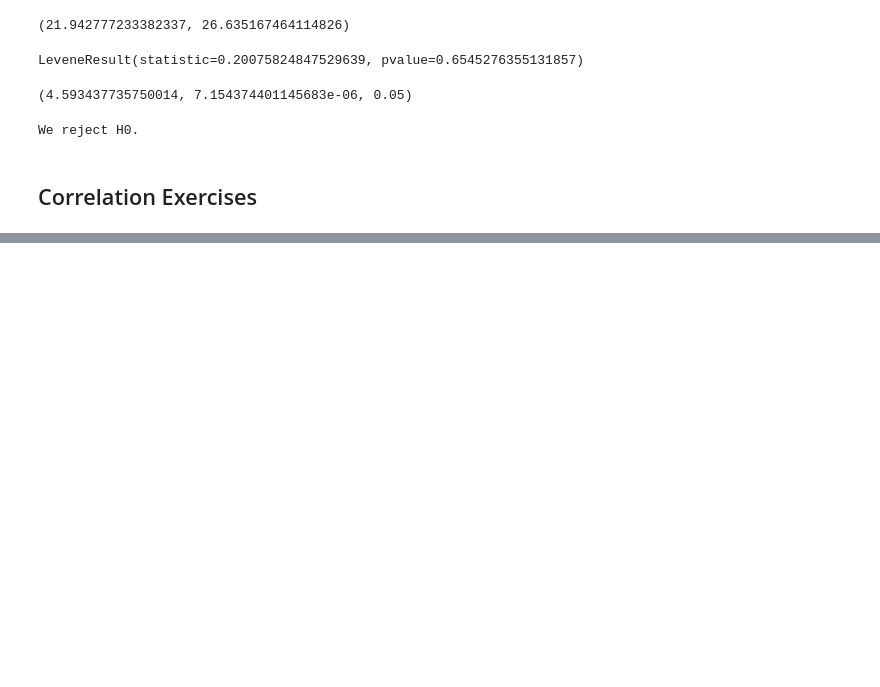
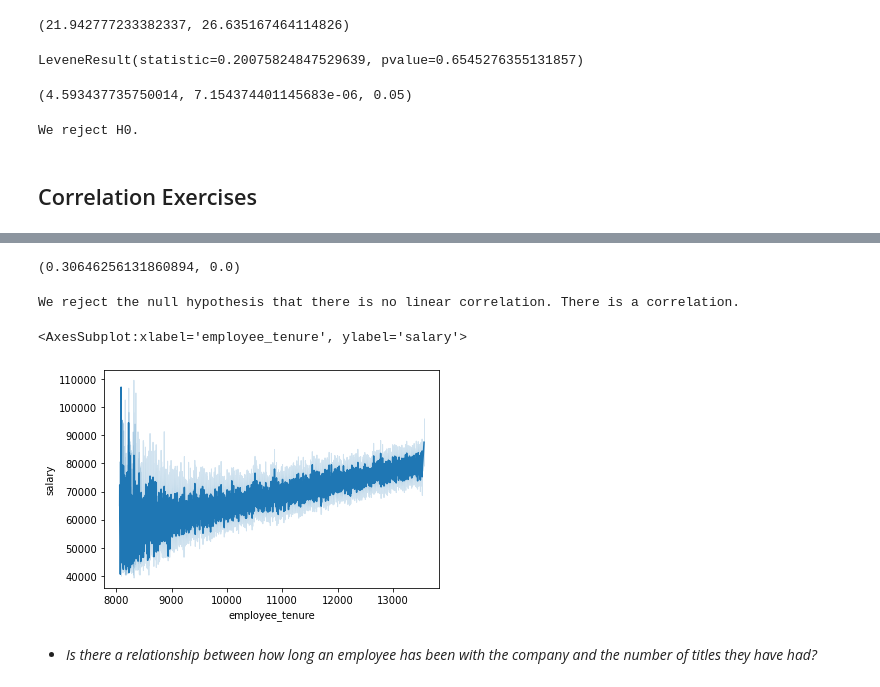
Before and after one commit to kristofer-rivera/statistics-exercises, a Jupyter notebook: hypothesis_testing.ipynb, the cells around one changed output, grey strips where cells are left out. Drawn from its saved outputs; the diff is of its cells as text; code cells hidden in the pictures; blank space fills up the shorter version.

```diff
--- a/hypothesis_testing.ipynb
+++ b/hypothesis_testing.ipynb
@@ -293,0 +557,13 @@ We reject H0.
+# %%
+# Create the dataframe with employee tenure and salaries
+url = get_db_url('employees')
+query = """
+SELECT datediff(curdate(), hire_date) AS employee_tenure, salary
+FROM employees
+JOIN salaries
+USING(emp_no)
+WHERE to_date > curdate();
+"""
+
+salary_and_tenure = pd.read_sql(query, url)
+salary_and_tenure.head()
@@ -293,0 +577,25 @@ We reject H0.
+# %%
+# Calculating Pearson's Correlation Coefficient - Employee Tenure vs. Salary
+
+x = salary_and_tenure.employee_tenure
+y = salary_and_tenure.salary
+
+corr, p = stats.pearsonr(x, y)
+corr, p
+# %% [output]
+(0.30646256131860894, 0.0)
+# %%
+# Outcome
+if p < alpha:
+    print('We reject the null hypothesis that there is no linear correlation. There is a correlation.')
+else:
+    print('We cannot reject the null hyptohesis that there is no linear correlation.')
+# %% [output]
+We reject the null hypothesis that there is no linear correlation. There is a correlation.
+# %%
+sns.lineplot(data = salary_and_tenure, x = 'employee_tenure', y = 'salary' )
+# %% [output]
+<AxesSubplot:xlabel='employee_tenure', ylabel='salary'>
+[figure, added]
+# %% [markdown]
+- *Is there a relationship between how long an employee has been with the company and the number of titles they have had?*
```
Also changed, not shown: parts of 49 cells of this notebook.
